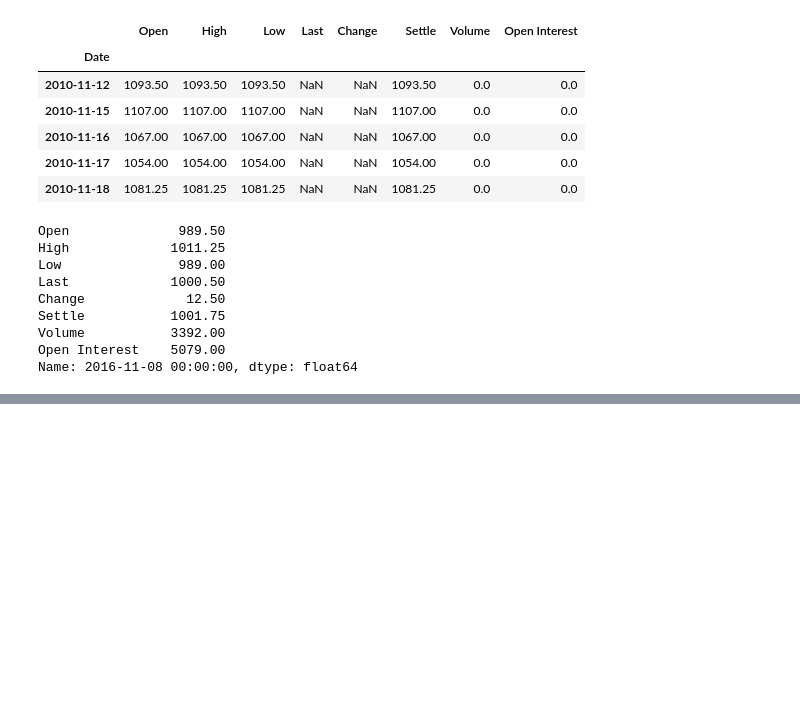
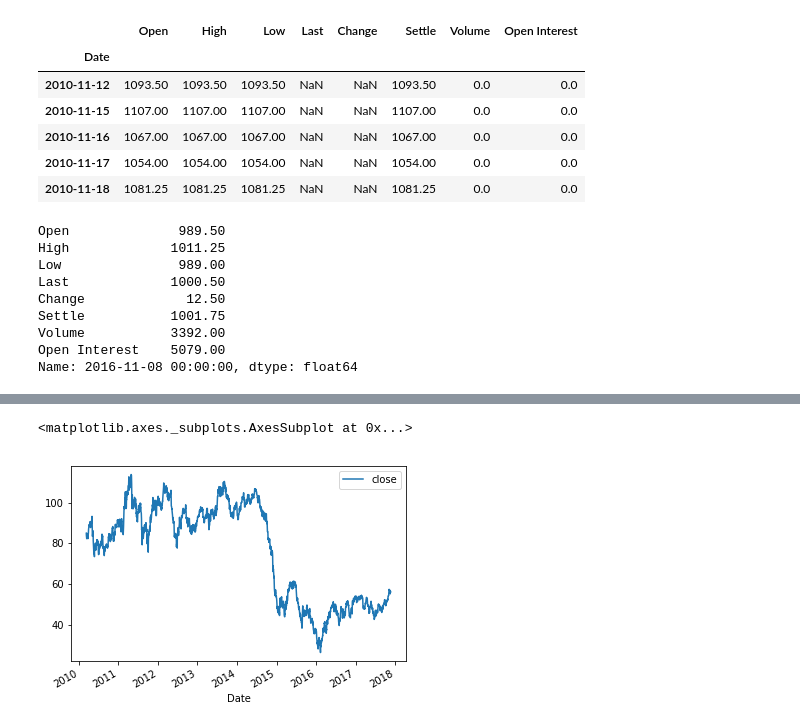
Before and after one commit to franko003/Commodity_TS_Analysis, a Jupyter notebook: notebooks/data_collection_&_cleaning.ipynb, the cells around one changed output, grey strips where cells are left out. Drawn from its saved outputs; the diff is of its cells as text; code cells hidden in the pictures; blank space fills up the shorter version.

```diff
--- a/notebooks/data_collection_&_cleaning.ipynb
+++ b/notebooks/data_collection_&_cleaning.ipynb
@@ -432,0 +421,11 @@ def get_quandl_df(product, product_map, start_year, end_year, api_key):
+# %%
+def final(product, product_map, start_year, end_year, api_key):
+    list1 = get_quandl_df(product, product_map, start_year, end_year, api_key)
+    return combine_dfs(list1)
+# %%
+crude = final('CL', product_map, start_year, end_year, 'Hv95pPh1xQWzt5DFhxS7')
+# %%
+crude.plot()
+# %% [output]
+<matplotlib.axes._subplots.AxesSubplot at 0x...>
+[figure, added]
```
Also changed, not shown: parts of 70 cells of this notebook, 9 other files.
